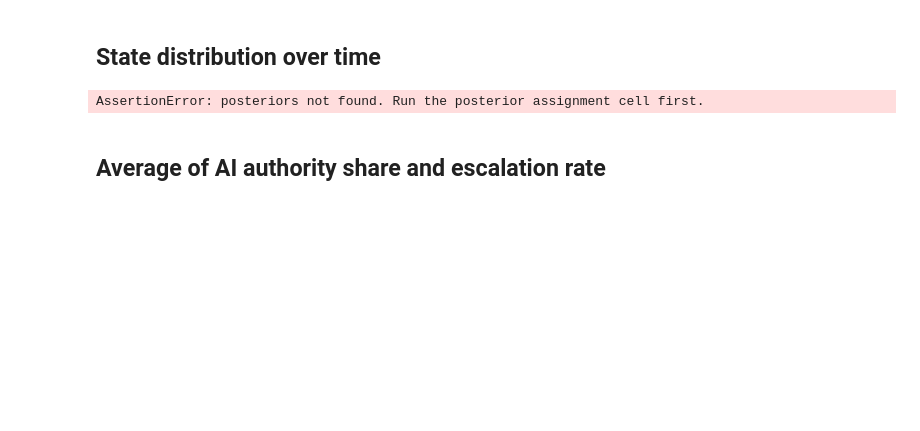
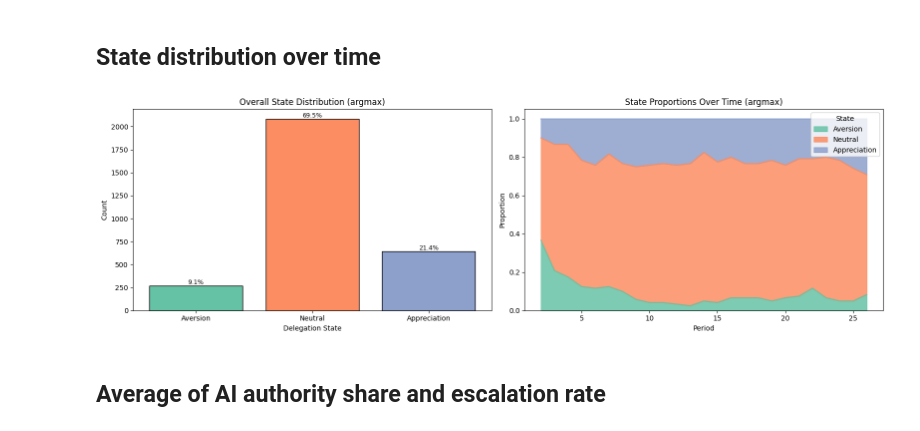
Before and after one commit to kaki1995/Triadic-Human-AI-Delegation, a Jupyter notebook: data_analysis/results_analysis.ipynb, the cells around one changed output. Drawn from its saved outputs; the diff is of its cells as text; code cells hidden in the pictures; blank space fills up the shorter version.

```diff
--- a/data_analysis/results_analysis.ipynb
+++ b/data_analysis/results_analysis.ipynb
@@ -1943,9 +1955,9 @@ IndexError: list index out of range
 ## State distribution over time
 # %%
 # ============================================================
-# 4.2a. State distribution over time (2-state version)
-#   - Uses your computed label_map + state_order_1idx
-#   - Ensures plots show: Aversion â†’ Transitionary â†’ Appreciation
+# 4.2a. State distribution over time (3-state ready)
+#   - Uses label_map + state_order_1idx
+#   - Order shown: Aversion → Neutral → Appreciation
 # ============================================================
 
 import matplotlib.pyplot as plt
@@ -1956,18 +1968,12 @@ assert "state_order_1idx" in globals(), "state_order_1idx not found. Run your ST
 assert "posteriors" in globals(), "posteriors not found. Run the posterior assignment cell first."
 
 posteriors = posteriors.copy()
-
-# Add/refresh labels using YOUR label_map
 posteriors["state_label"] = posteriors["most_likely_state"].map(label_map)
 
-# Order labels: Aversion â†’ Transitionary â†’ Appreciation
-label_order = [label_map[s] for s in state_order_1idx]
+label_order = [label_map[s] for s in list(state_order_1idx)]
 
 fig, axes = plt.subplots(1, 2, figsize=(16, 5))
 
-# ----------------------------
-# 1) Overall distribution (bar chart)
-# ----------------------------
 freq_labeled = (
     posteriors["state_label"]
     .value_counts()
@@ -1985,41 +1991,37 @@ axes[0].set_xlabel("Delegation State")
 axes[0].set_ylabel("Count")
 axes[0].set_title("Overall State Distribution (argmax)")
 
-# Add percentage labels
 total_n = float(freq_labeled.sum())
 for i, val in enumerate(freq_labeled.values):
     pct = (val / total_n * 100.0) if total_n > 0 else 0.0
     axes[0].text(i, val, f"{pct:.1f}%", ha="center", va="bottom", fontsize=9)
 
-# ----------------------------
-# 2) Proportion over time (stacked area)
-# ----------------------------
 pivot = (
     posteriors
     .groupby(["period_id", "state_label"])
     .size()
     .unstack(fill_value=0)
     .reindex(columns=label_order, fill_value=0)
 )
 
 pivot_pct = pivot.div(pivot.sum(axis=1), axis=0).fillna(0)
 
 pivot_pct.plot.area(
     ax=axes[1],
     stacked=True,
     alpha=0.85,
     color=sns.color_palette("Set2", len(label_order)),
 )
 
 axes[1].set_xlabel("Period")
 axes[1].set_ylabel("Proportion")
 axes[1].set_title("State Proportions Over Time (argmax)")
 axes[1].legend(title="State", loc="upper right")
 
 plt.tight_layout()
 plt.show()
 # %% [output]
-AssertionError: posteriors not found. Run the posterior assignment cell first.
+[figure, added]
 # %% [markdown]
 ## Average of AI authority share and escalation rate
 # %%
```
Also changed, not shown: parts of 17 cells of this notebook, 3 other files.
